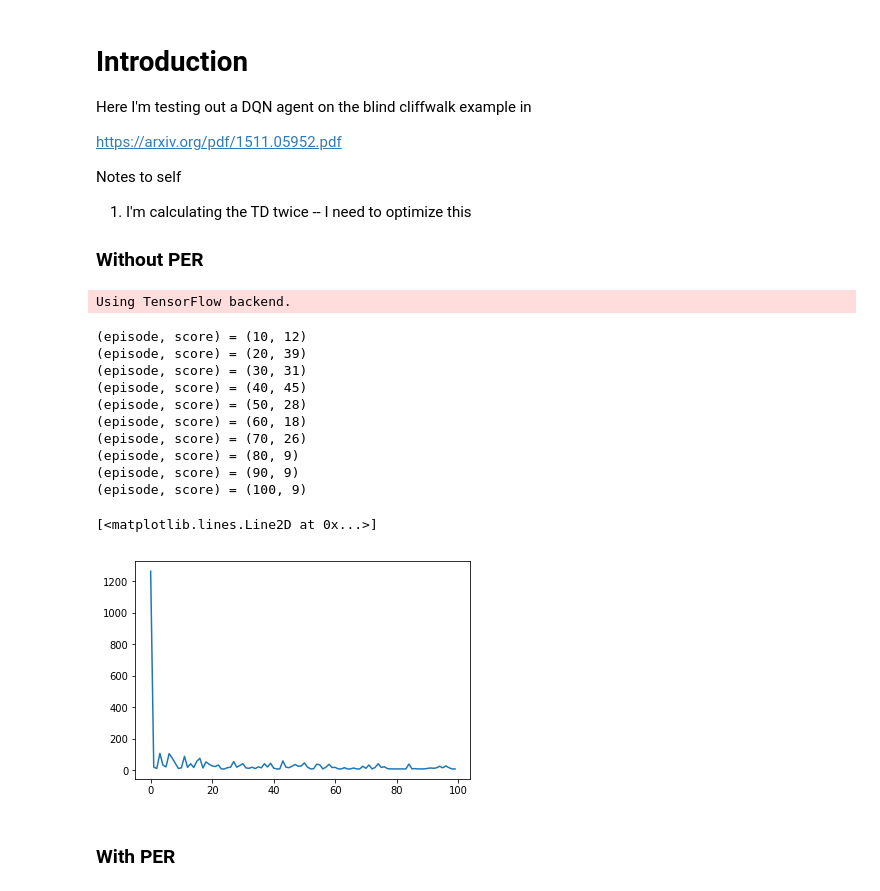
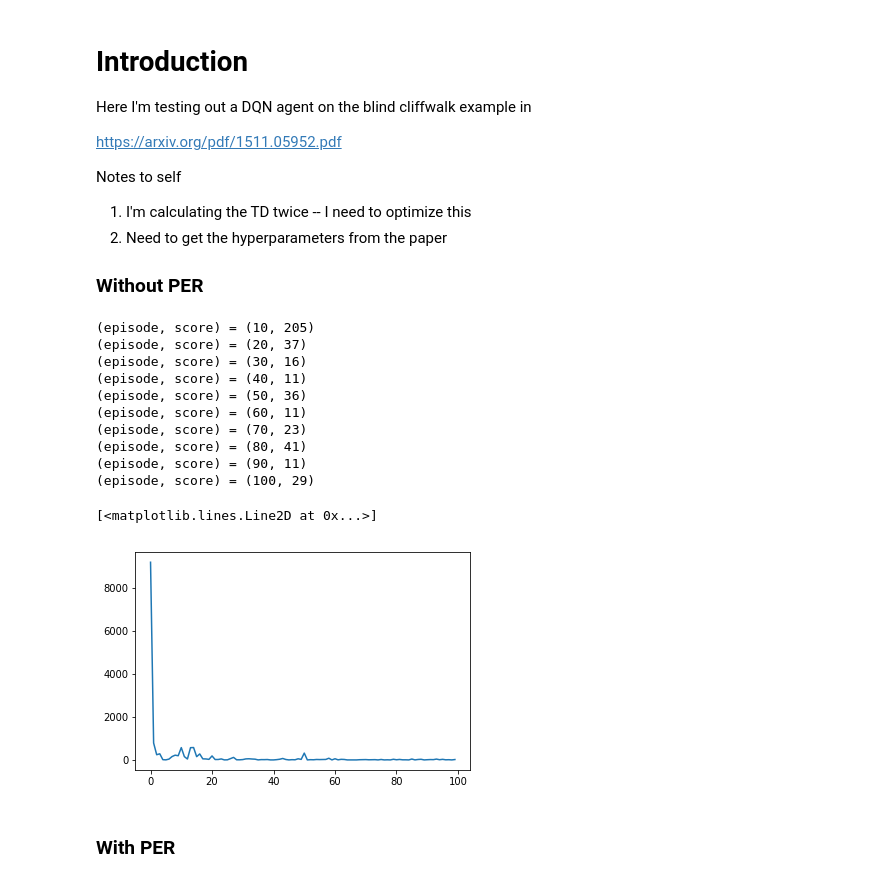
Before and after one commit to Khev/RL-practice-keras, a Jupyter notebook: prioritised_replay/blind_cliffwalk.ipynb, the cells around one changed output. Drawn from its saved outputs; the diff is of its cells as text; code cells hidden in the pictures.

```diff
--- a/prioritised_replay/blind_cliffwalk.ipynb
+++ b/prioritised_replay/blind_cliffwalk.ipynb
@@ -8,6 +8,7 @@ https://arxiv.org/pdf/1511.05952.pdf
 
 Notes to self
 1. I'm calculating the TD twice -- I need to optimize this
+2. Need to get the hyperparameters from the paper
 
 ### Without PER
 # %%
@@ -21,7 +22,7 @@ from blind_cliffwalk import Env
 
 
 #Environment
-num_states = 10
+num_states = 12
 env = Env(num_states)
 num_states = env.observation_space
 num_actions = env.action_space
@@ -47,46 +48,45 @@ for e in range(1,EPISODES+1):
     done = False
     step = 0
     while not done:
 
         # env.render()
         state = np.reshape(state, [1, num_states])  #reshape for keras
         action = agent.act(state)
         next_state, reward, done, _ = env.step(state[0], action)
         next_state = to_categorical(next_state,num_states)
         reward_sum += reward
         agent.remember(state[0], action, reward, next_state, done)
         state = next_state
         #print state, action
 
         if agent.buffer.num_memories() > learning_start:
             agent.replay()                       #update the behavior model
             agent.soft_update_target_network()   #update the target model every C timesteps
 
         #iterate
         step += 1
         if done:
             break
 
     #Learn & print results
     scores.append(step)
     agent.epsilon = max(agent.epsilon*decay_factor,epsilon_min)
     if e % 10 == 0:
         print '(episode, score) = ' + str((e,step))
 plt.plot(scores)
 # %% [output]
-Using TensorFlow backend.
+(episode, score) = (10, 205)
+(episode, score) = (20, 37)
+(episode, score) = (30, 16)
+(episode, score) = (40, 11)
+(episode, score) = (50, 36)
+(episode, score) = (60, 11)
+(episode, score) = (70, 23)
+(episode, score) = (80, 41)
+(episode, score) = (90, 11)
+(episode, score) = (100, 29)
-(episode, score) = (10, 12)
-(episode, score) = (20, 39)
-(episode, score) = (30, 31)
-(episode, score) = (40, 45)
-(episode, score) = (50, 28)
-(episode, score) = (60, 18)
-(episode, score) = (70, 26)
-(episode, score) = (80, 9)
-(episode, score) = (90, 9)
-(episode, score) = (100, 9)
+[<matplotlib.lines.Line2D at 0x...>]
-[<matplotlib.lines.Line2D at 0x...>]
-[figure, old version]
+[figure, new version]
 # %% [markdown]
 ### With PER
 # %%
```
Also changed, not shown: parts of 2 cells of this notebook, 1 other file.
